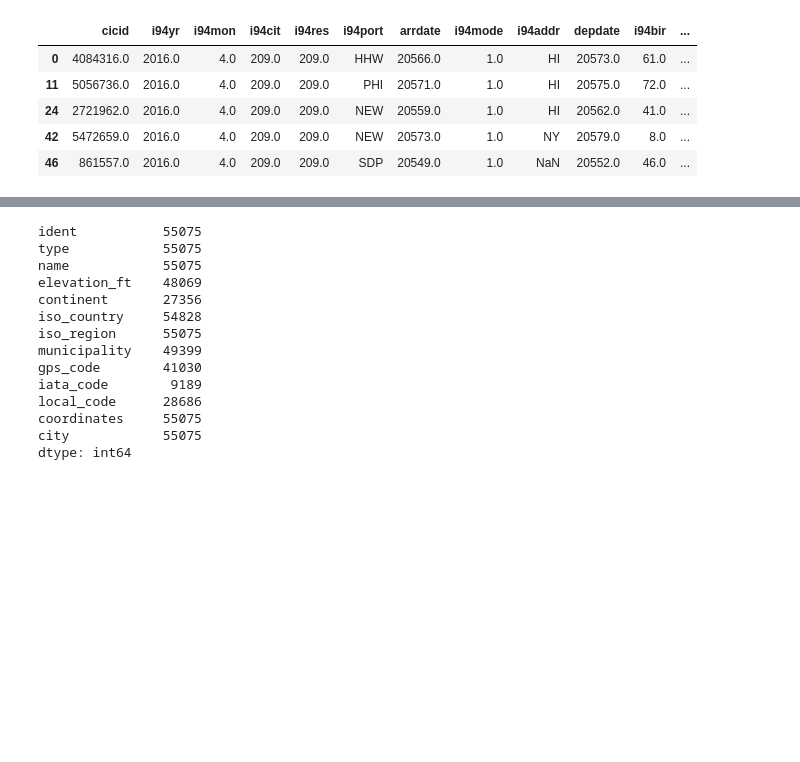
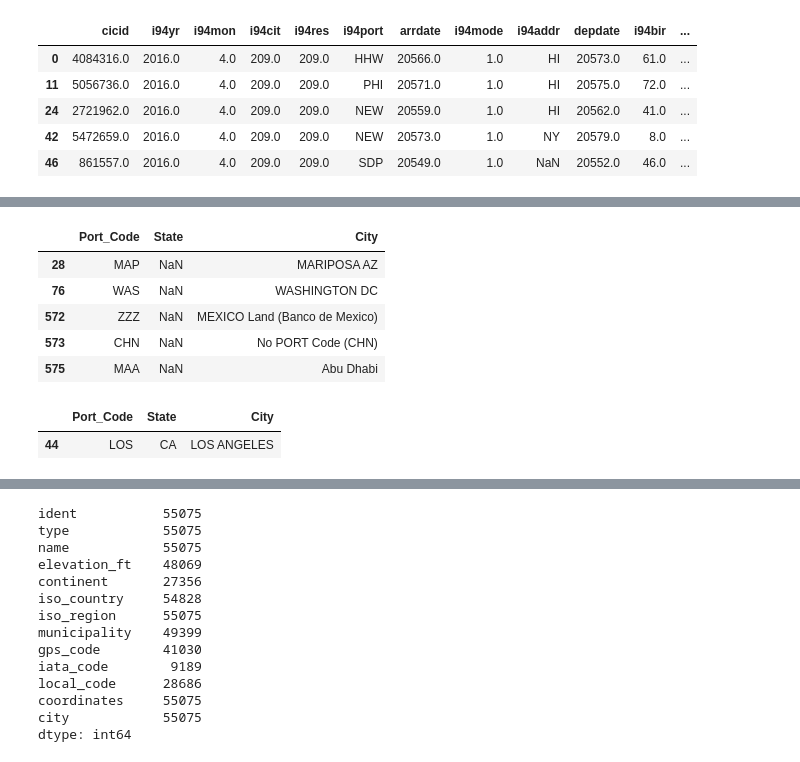
Before and after one commit to sudhakar12161/Project-Capstone-US-I94-Immigration-Insights, a Jupyter notebook: Capstone Project.ipynb, the cells around one changed output, grey strips where cells are left out. Drawn from its saved outputs; the diff is of its cells as text; code cells hidden in the pictures; blank space fills up the shorter version.

```diff
--- a/Capstone Project.ipynb
+++ b/Capstone Project.ipynb
@@ -154,0 +269,16 @@ i94cit_valid["209"]
+# %%
+#Counting the bad State records
+df_i94ports_pd.query('State == "NaN"')
+# %% [output]
+|  | Port_Code | State | City |
+| 28 | MAP | NaN | MARIPOSA AZ |
+| 76 | WAS | NaN | WASHINGTON DC |
+| 572 | ZZZ | NaN | MEXICO Land (Banco de Mexico) |
+| 573 | CHN | NaN | No PORT Code (CHN) |
+| 575 | MAA | NaN | Abu Dhabi |
+# %%
+#Verifying the valid record
+df_i94ports_pd.query('Port_Code == "LOS"')
+# %% [output]
+|  | Port_Code | State | City |
+| 44 | LOS | CA | LOS ANGELES |
```
Also changed, not shown: parts of 90 cells of this notebook.
